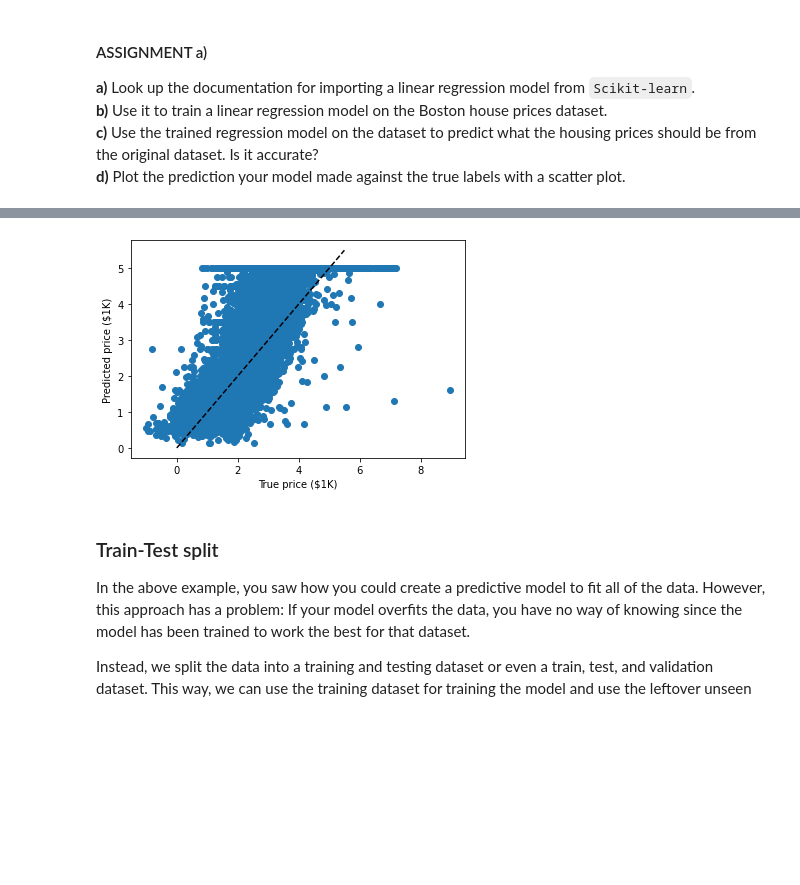
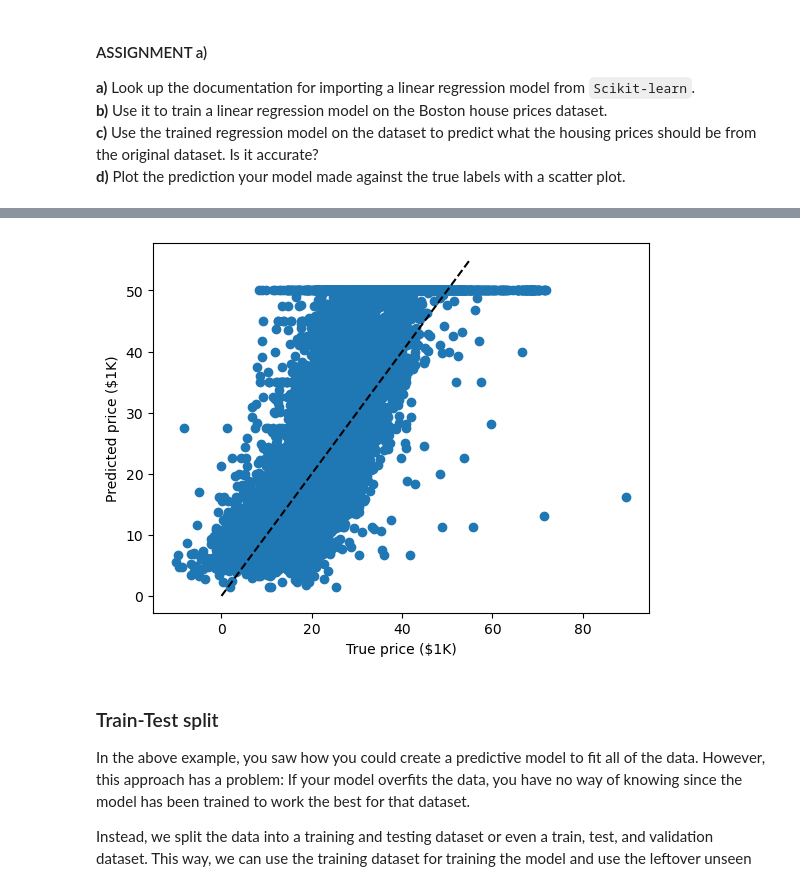
Before and after one commit to Tjasomfan/ml-1dl034-public-assignments, a Jupyter notebook: Assignments/Practical/PracticalNotebook3.ipynb, the cells around one changed output, grey strips where cells are left out. Cells and saved outputs as stored; diff of their text form; code cells hidden in the pictures; blank space fills up the shorter version.

```diff
--- a/Assignments/Practical/PracticalNotebook3.ipynb
+++ b/Assignments/Practical/PracticalNotebook3.ipynb
@@ -141,9 +141,9 @@ print("Accuracy: " + str(reg.score(data, target)))
 prediction = reg.predict(data)
 
 # Code provided by us to compare the generated predictions against the actual values
-xlim = [0, 5.5]
-ylim = [0, 5.5]
-plt.scatter(prediction, target)
+xlim = [0, 55]
+ylim = [0, 55]
+plt.scatter(prediction*10, target*10)
 plt.plot(xlim, ylim, '--k')
 plt.xlabel("True price ($1K)")
 plt.ylabel("Predicted price ($1K)")
@@ -153,4 +153,4 @@ Accuracy: 0.6062326851998051
-[figure, old version]
+[figure, new version]
 # %% [markdown]
 ### Train-Test split
 
```
Also changed, not shown: parts of 14 cells of this notebook.
